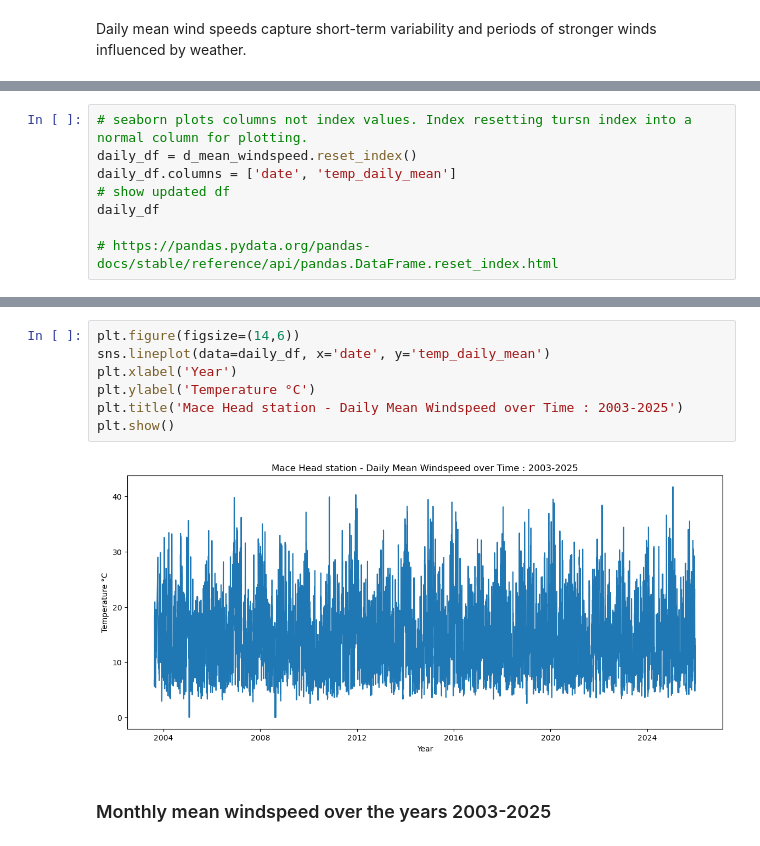
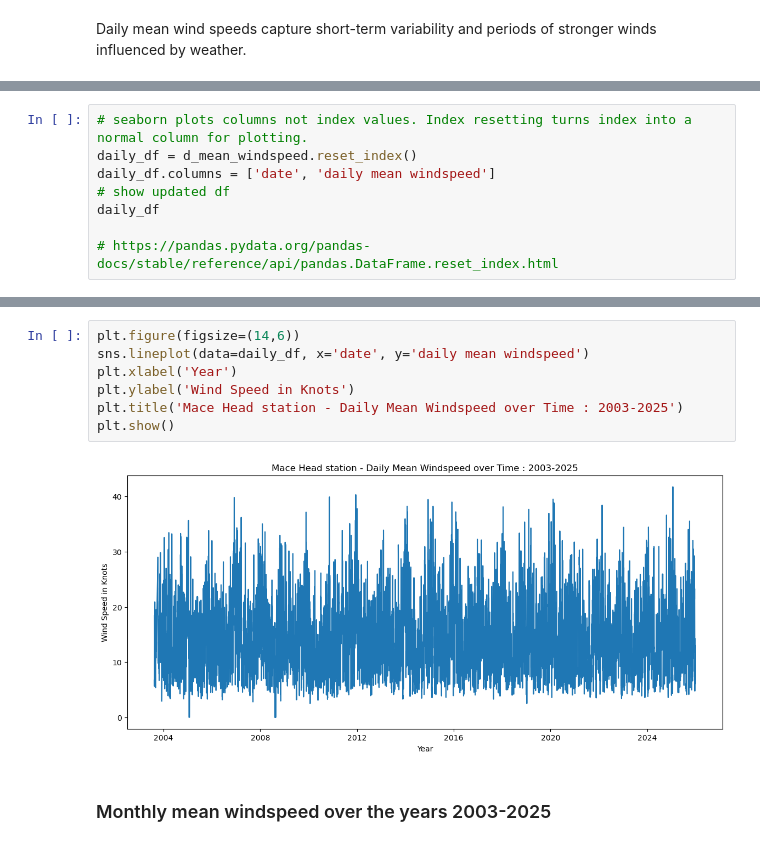
Before and after one commit to Maroua-El-Imame/programming-for-data-analytics, a Jupyter notebook: project/windspeed_analysis_project.ipynb, the cells around one changed output, grey strips where cells are left out. Saved outputs shown, nothing was run; the diff lists cells and outputs as text.

```diff
--- a/project/windspeed_analysis_project.ipynb
+++ b/project/windspeed_analysis_project.ipynb
@@ -291,9 +398,9 @@ date
 2026-01-01    13.000000
 Freq: D, Name: wdsp, Length: 8177, dtype: float64
 # %%
-# seaborn plots columns not index values. Index resetting tursn index into a normal column for plotting.
+# seaborn plots columns not index values. Index resetting turns index into a normal column for plotting.
 daily_df = d_mean_windspeed.reset_index()
-daily_df.columns = ['date', 'temp_daily_mean']
+daily_df.columns = ['date', 'daily mean windspeed']
 # show updated df
 daily_df
 
@@ -315,12 +442,12 @@ daily_df
 # %%
 plt.figure(figsize=(14,6))
-sns.lineplot(data=daily_df, x='date', y='temp_daily_mean')
+sns.lineplot(data=daily_df, x='date', y='daily mean windspeed')
 plt.xlabel('Year')
-plt.ylabel('Temperature °C')
+plt.ylabel('Wind Speed in Knots')
 plt.title('Mace Head station - Daily Mean Windspeed over Time : 2003-2025')
 plt.show()
 # %% [output]
-[figure, old version]
+[figure, new version]
 # %% [markdown]
 ### Monthly mean windspeed over the years 2003-2025
 # %% [markdown]
```
Also changed, not shown: parts of 38 cells of this notebook.
